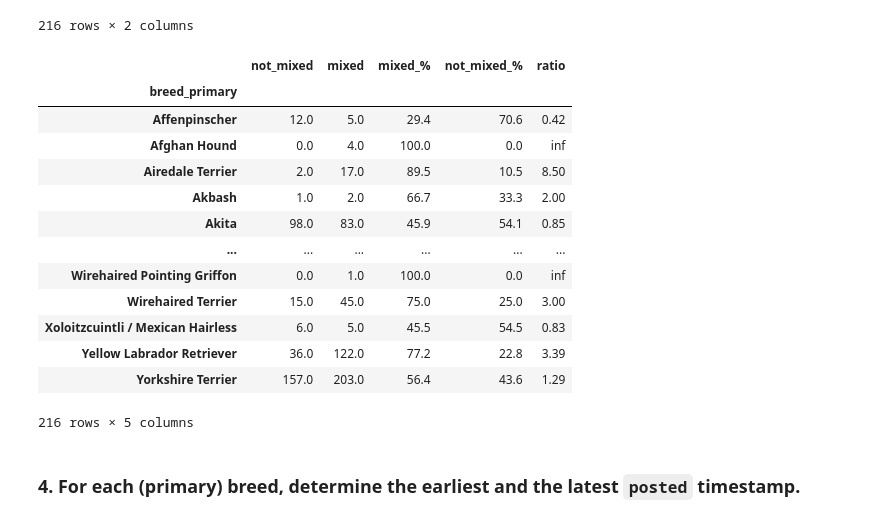
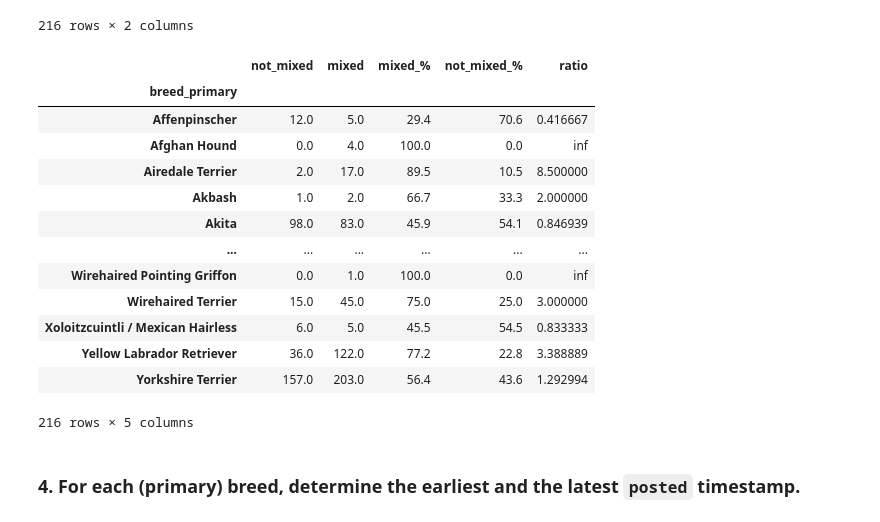
Before and after one commit to CoroTheBoss/CS-project, a Jupyter notebook: notebook.ipynb, the cells around one changed output. Saved outputs shown, nothing was run; the diff lists cells and outputs as text; code cells hidden in the pictures.

```diff
--- a/notebook.ipynb
+++ b/notebook.ipynb
@@ -99,26 +100,26 @@ breed_tab
 | Yellow Labrador Retriever | 36.0 | 122.0 |
 | Yorkshire Terrier | 157.0 | 203.0 |
 216 rows × 2 columns
-# %%
-breed_tab["mixed_%"] = round(100 * breed_tab["mixed"] / (breed_tab["mixed"] + breed_tab["not_mixed"]), 1)
-breed_tab["not_mixed_%"] = round(100 * breed_tab["not_mixed"] / (breed_tab["mixed"] + breed_tab["not_mixed"]), 1)
-breed_tab["ratio"] = round(breed_tab["mixed"] / breed_tab["not_mixed"], 2)
-breed_tab
-# %% [output]
-|  | not_mixed | mixed | mixed_% | not_mixed_% | ratio |
-| breed_primary |  |  |  |  |  |
-| Affenpinscher | 12.0 | 5.0 | 29.4 | 70.6 | 0.42 |
-| Afghan Hound | 0.0 | 4.0 | 100.0 | 0.0 | inf |
-| Airedale Terrier | 2.0 | 17.0 | 89.5 | 10.5 | 8.50 |
-| Akbash | 1.0 | 2.0 | 66.7 | 33.3 | 2.00 |
-| Akita | 98.0 | 83.0 | 45.9 | 54.1 | 0.85 |
-| ... | ... | ... | ... | ... | ... |
-| Wirehaired Pointing Griffon | 0.0 | 1.0 | 100.0 | 0.0 | inf |
-| Wirehaired Terrier | 15.0 | 45.0 | 75.0 | 25.0 | 3.00 |
-| Xoloitzcuintli / Mexican Hairless | 6.0 | 5.0 | 45.5 | 54.5 | 0.83 |
-| Yellow Labrador Retriever | 36.0 | 122.0 | 77.2 | 22.8 | 3.39 |
-| Yorkshire Terrier | 157.0 | 203.0 | 56.4 | 43.6 | 1.29 |
-216 rows × 5 columns
+# %%
+breed_tab["mixed_%"] = round(100 * breed_tab["mixed"] / (breed_tab["mixed"] + breed_tab["not_mixed"]), 1)
+breed_tab["not_mixed_%"] = round(100 * breed_tab["not_mixed"] / (breed_tab["mixed"] + breed_tab["not_mixed"]), 1)
+breed_tab["ratio"] = breed_tab["mixed"] / breed_tab["not_mixed"]
+breed_tab
+# %% [output]
+|  | not_mixed | mixed | mixed_% | not_mixed_% | ratio |
+| breed_primary |  |  |  |  |  |
+| Affenpinscher | 12.0 | 5.0 | 29.4 | 70.6 | 0.416667 |
+| Afghan Hound | 0.0 | 4.0 | 100.0 | 0.0 | inf |
+| Airedale Terrier | 2.0 | 17.0 | 89.5 | 10.5 | 8.500000 |
+| Akbash | 1.0 | 2.0 | 66.7 | 33.3 | 2.000000 |
+| Akita | 98.0 | 83.0 | 45.9 | 54.1 | 0.846939 |
+| ... | ... | ... | ... | ... | ... |
+| Wirehaired Pointing Griffon | 0.0 | 1.0 | 100.0 | 0.0 | inf |
+| Wirehaired Terrier | 15.0 | 45.0 | 75.0 | 25.0 | 3.000000 |
+| Xoloitzcuintli / Mexican Hairless | 6.0 | 5.0 | 45.5 | 54.5 | 0.833333 |
+| Yellow Labrador Retriever | 36.0 | 122.0 | 77.2 | 22.8 | 3.388889 |
+| Yorkshire Terrier | 157.0 | 203.0 | 56.4 | 43.6 | 1.292994 |
+216 rows × 5 columns
 # %% [markdown]
 ### 4. For each (primary) breed, determine the earliest and the latest `posted` timestamp.
 # %%
```
Also changed, not shown: parts of 31 cells of this notebook, 1 other file.
